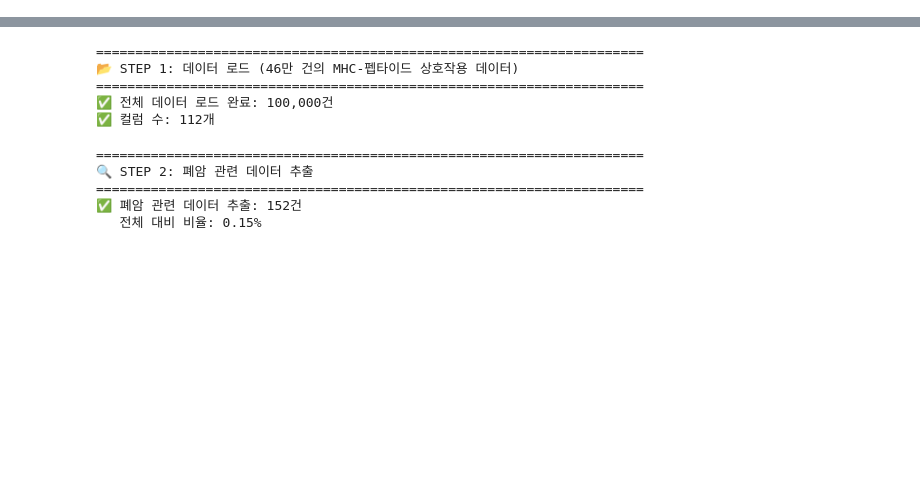
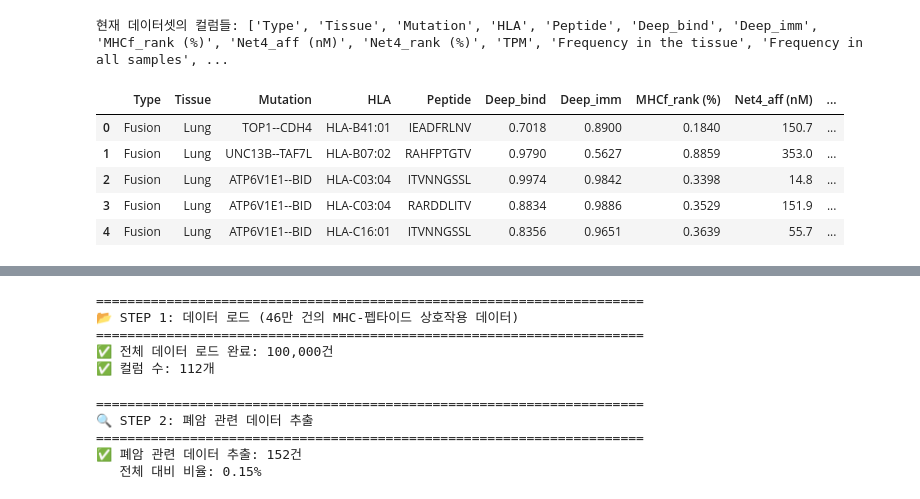
Before and after one commit to hj626/my-project_ai, a Jupyter notebook: 2nd_pro_copy/cancer_cld.ipynb, the cells around one changed output, grey strips where cells are left out. Saved outputs shown, nothing was run; the diff lists cells and outputs as text; code cells hidden in the pictures; blank space fills up the shorter version.

```diff
--- a/2nd_pro_copy/cancer_cld.ipynb
+++ b/2nd_pro_copy/cancer_cld.ipynb
@@ -51,0 +73,15 @@ TensorFlow 버전: 2.20.0
+# %%
+# [Cell 3 수정 예시]
+# 'Tissue' 컬럼 등 폐암 정보가 들어있는 컬럼명을 확인 후 수정하세요
+print("현재 데이터셋의 컬럼들:", df.columns.tolist())
+
+# 2. 데이터가 어떻게 생겼는지 상위 3개만 출력
+display(df.head(5))
+# %% [output]
+현재 데이터셋의 컬럼들: ['Type', 'Tissue', 'Mutation', 'HLA', 'Peptide', 'Deep_bind', 'Deep_imm', 'MHCf_rank (%)', 'Net4_aff (nM)', 'Net4_rank (%)', 'TPM', 'Frequency in the tissue', 'Frequency in all samples', ...
+|  | Type | Tissue | Mutation | HLA | Peptide | Deep_bind | Deep_imm | MHCf_rank (%) | Net4_aff (nM) | ... |
+| 0 | Fusion | Lung | TOP1--CDH4 | HLA-B41:01 | IEADFRLNV | 0.7018 | 0.8900 | 0.1840 | 150.7 | ... |
+| 1 | Fusion | Lung | UNC13B--TAF7L | HLA-B07:02 | RAHFPTGTV | 0.9790 | 0.5627 | 0.8859 | 353.0 | ... |
+| 2 | Fusion | Lung | ATP6V1E1--BID | HLA-C03:04 | ITVNNGSSL | 0.9974 | 0.9842 | 0.3398 | 14.8 | ... |
+| 3 | Fusion | Lung | ATP6V1E1--BID | HLA-C03:04 | RARDDLITV | 0.8834 | 0.9886 | 0.3529 | 151.9 | ... |
+| 4 | Fusion | Lung | ATP6V1E1--BID | HLA-C16:01 | ITVNNGSSL | 0.8356 | 0.9651 | 0.3639 | 55.7 | ... |
```
Also changed, not shown: parts of 31 cells of this notebook, 25 other files.
